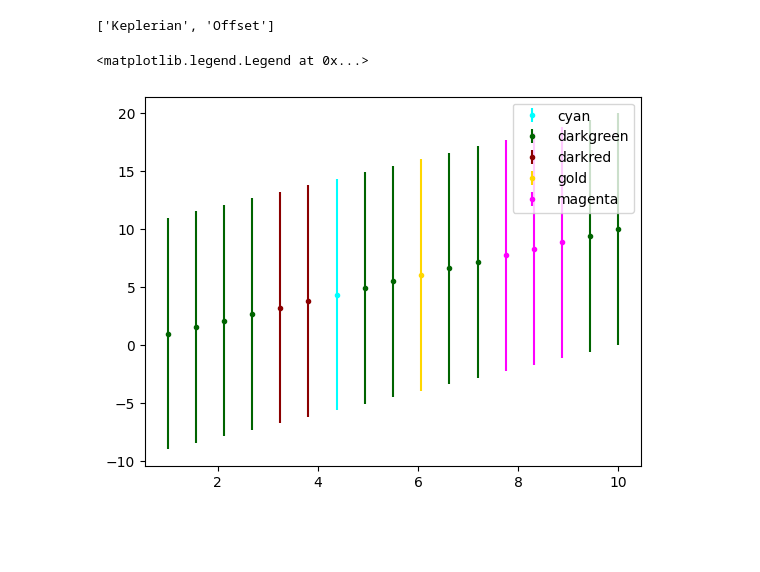
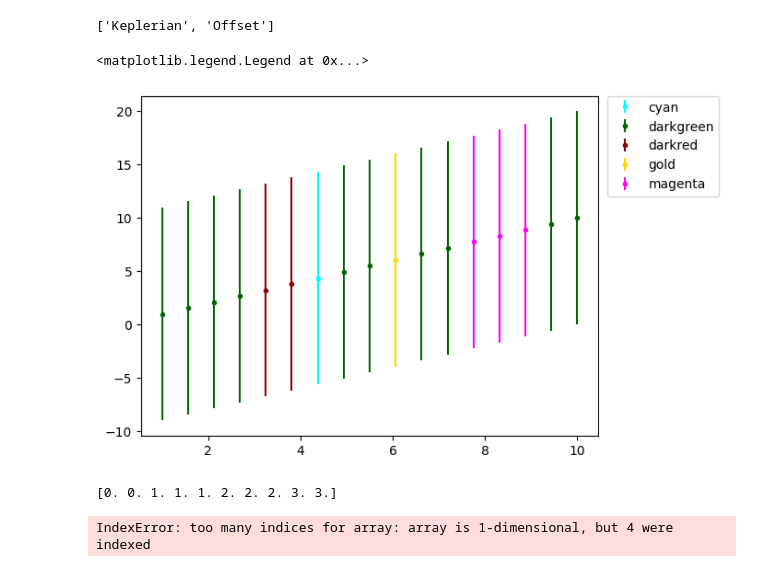
Before and after one commit to frescigno/magpy_rv, a Jupyter notebook: test.ipynb, the cells around one changed output. Drawn from its saved outputs; the diff is of its cells as text; code cells hidden in the pictures; blank space fills up the shorter version.

```diff
--- a/test.ipynb
+++ b/test.ipynb
@@ -221,21 +221,20 @@ a
 # %%
 flags = [0,0,0,0,1,1,2,0,0,3,0,0,4,4,4,0,0]
 c_list = ['darkgreen', 'darkred', 'cyan', 'gold', 'magenta', 'saddlebrown']
 c_array = []
 for i in range(len(flags)):
     for a in range(len(c_list)):
         if flags[i] == a:
             c_array.append(c_list[a])
 x = np.linspace(1,10,17)
 y = np.linspace(1,10,17)
 yerr = np.ones_like(x)*10
 c_array = np.array(c_array)
 c_dict = {'darkgreen':'darkgreen', 'darkred':'darkred', 'cyan':'cyan', 'gold':'gold', 'magenta':'magenta', 'saddlebrown':'saddlebrown'}
 for g in np.unique(c_array):
     ix = np.where(c_array == g)
     plt.errorbar(x[ix], y[ix], yerr = yerr[ix], fmt = '.', c = c_dict[g], label = g)
-ax.legend(bbox_to_anchor=(1.02, 0.1), loc='upper left', borderaxespad=0, fontsize = '0.5')
-plt.legend()
+plt.legend(bbox_to_anchor=(1.02, 1), loc='upper left', borderaxespad=0, fontsize = 10)
 # %% [output]
 <matplotlib.legend.Legend at 0x...>
-[figure, old version]
+[figure, new version]
@@ -241,0 +245,25 @@ plt.legend()
+# %%
+time = [1,2,3,4,5,6,7,8,9,10]
+time = np.array(time)
+period = 3
+t0 = 0
+phase = (time - t0)/period
+    # Want phase to be between 0 and 1
+epoch = np.floor(phase)
+true_phase = phase - epoch
+# %% [output]
+[0. 0. 1. 1. 1. 2. 2. 2. 3. 3.]
+# %%
+a = [1,2,3,4,5,6,7,8]
+b = []
+c = []
+for N,i in enumerate(a):
+    if i > 5:
+        b.append(N)
+    if i < 5:
+        c.append(N)
+a[b[0]:]
+a = np.array(a)
+a[1,2,3,4]
+# %% [output]
+IndexError: too many indices for array: array is 1-dimensional, but 4 were indexed
```
Also changed, not shown: parts of 4 cells of this notebook, 4 other files.
